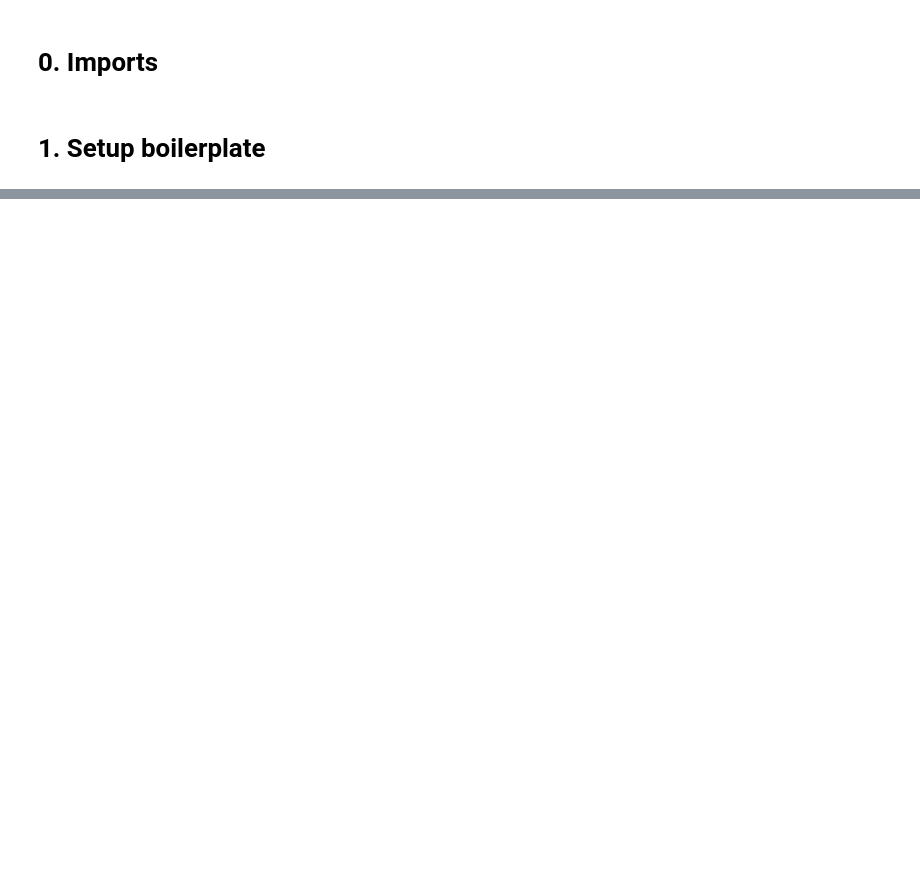
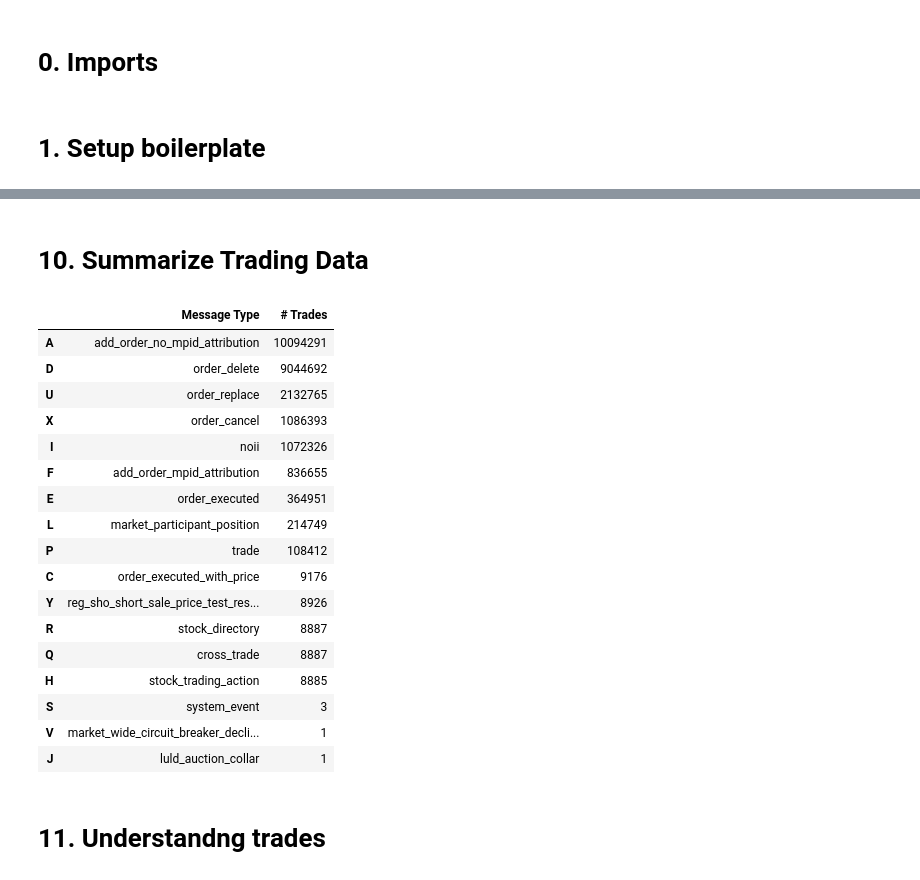
Before and after one commit to Mcdaddy-2pointoh/machine-learning-for-algo-trading, a Jupyter notebook: data-sources-and-techniques/nasdaq-total-view-itch.ipynb, the cells around one changed output, grey strips where cells are left out. Drawn from its saved outputs; the diff is of its cells as text; code cells hidden in the pictures; blank space fills up the shorter version.

Commit message:
Completed loading and interpreting a ITCH v5.0 type data

```diff
--- a/data-sources-and-techniques/nasdaq-total-view-itch.ipynb
+++ b/data-sources-and-techniques/nasdaq-total-view-itch.ipynb
@@ -39,0 +248,10 @@ def format_time(time) -> str:
+# %%
+alpha_fields = message_types[message_types.value == 'alpha'].set_index('name')
+alpha_msgs = alpha_fields.groupby('message_type')
+alpha_formats = {k: v.to_dict() for k, v in alpha_msgs.formats}
+alpha_length = {k: v.add(5).to_dict() for k, v in alpha_msgs.length}
+# %%
+message_fields, fstring = {}, {}
+for t, message in message_types.groupby('message_type'):
+    message_fields[t] = namedtuple(typename=t, field_names=message.name.tolist())
+    fstring[t] = '>' + ''.join(message.formats.tolist())
@@ -39,0 +286,12 @@ def format_time(time) -> str:
+# %%
+def format_alpha(mtype, data):
+    """Process byte strings of type alpha"""
+
+    for col in alpha_formats.get(mtype).keys():
+        if mtype != 'R' and col == 'stock':
+            data = data.drop(col, axis=1)
+            continue
+        data.loc[:, col] = data.loc[:, col].str.decode("utf-8").str.strip()
+        if encoding.get(col):
+            data.loc[:, col] = data.loc[:, col].map(encoding.get(col))
+    return data
@@ -39,0 +335,4 @@ def format_time(time) -> str:
+# %%
+messages = defaultdict(list)
+message_count = 0
+message_type_counter = Counter()
@@ -39,0 +402,28 @@ def format_time(time) -> str:
+# %% [markdown]
+# 10. Summarize Trading Data
+# %%
+counter = pd.Series(message_type_counter).to_frame('# Trades')
+counter['Message Type'] = counter.index.map(message_labels.set_index('message_type').name.to_dict())
+counter = counter[['Message Type', '# Trades']].sort_values('# Trades', ascending=False)
+counter
+# %% [output]
+|  | Message Type | # Trades |
+| A | add_order_no_mpid_attribution | 10094291 |
+| D | order_delete | 9044692 |
+| U | order_replace | 2132765 |
+| X | order_cancel | 1086393 |
+| I | noii | 1072326 |
+| F | add_order_mpid_attribution | 836655 |
+| E | order_executed | 364951 |
+| L | market_participant_position | 214749 |
+| P | trade | 108412 |
+| C | order_executed_with_price | 9176 |
+| Y | reg_sho_short_sale_price_test_res... | 8926 |
+| R | stock_directory | 8887 |
+| Q | cross_trade | 8887 |
+| H | stock_trading_action | 8885 |
+| S | system_event | 3 |
+| V | market_wide_circuit_breaker_decli... | 1 |
+| J | luld_auction_collar | 1 |
+# %% [markdown]
+# 11. Understandng trades
```
Also changed, not shown: parts of 32 cells of this notebook, 4 other files.
